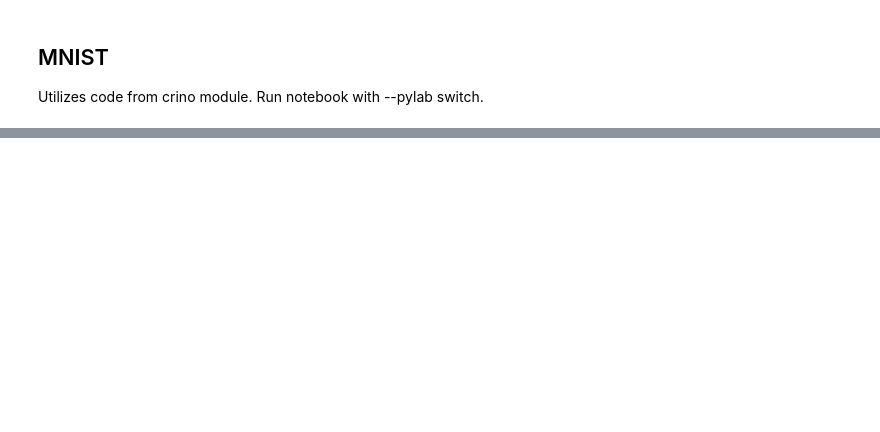
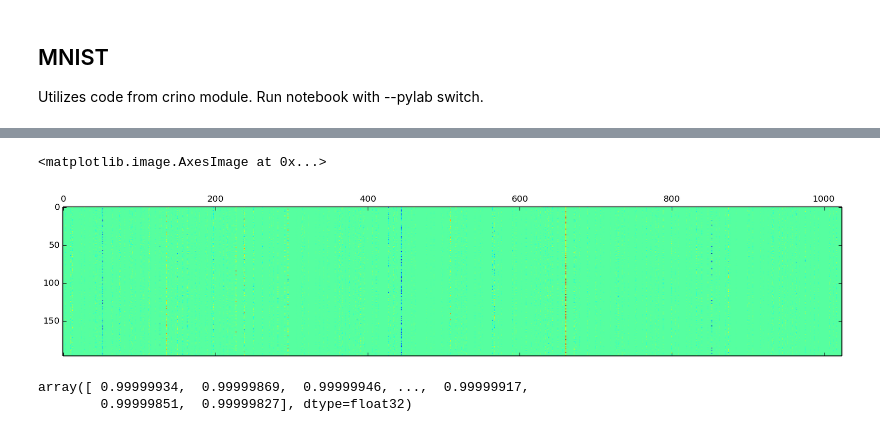
Before and after one commit to osdf/utils, a Jupyter notebook: notebooks/LISTA-MNIST.ipynb, the cells around one changed output, grey strips where cells are left out. Saved outputs shown, nothing was run; the diff lists cells and outputs as text; code cells hidden in the pictures; blank space fills up the shorter version.

```diff
--- a/notebooks/LISTA-MNIST.ipynb
+++ b/notebooks/LISTA-MNIST.ipynb
@@ -87,0 +138,14 @@ plt.show()
+# %%
+# if sparse code size is not a square number, use matshow
+plt.matshow(recs)
+# for gray values
+# plt.matshow(recs, cmap=cm.gray)
+# %% [output]
+<matplotlib.image.AxesImage at 0x...>
+[figure, added]
+# %%
+# these should be 1, almost at least
+np.sum(params[0].get_value()**2, axis=1)
+# %% [output]
+array([ 0.99999934,  0.99999869,  0.99999946, ...,  0.99999917,
+        0.99999851,  0.99999827], dtype=float32)
```
Also changed, not shown: parts of 8 cells of this notebook, 1 other file.
